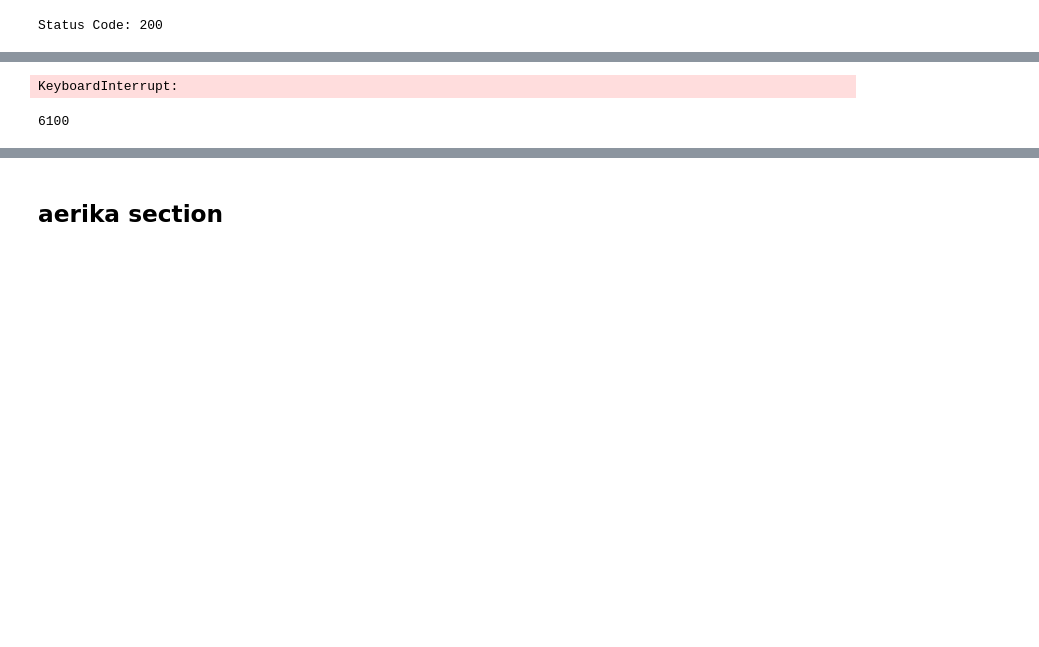
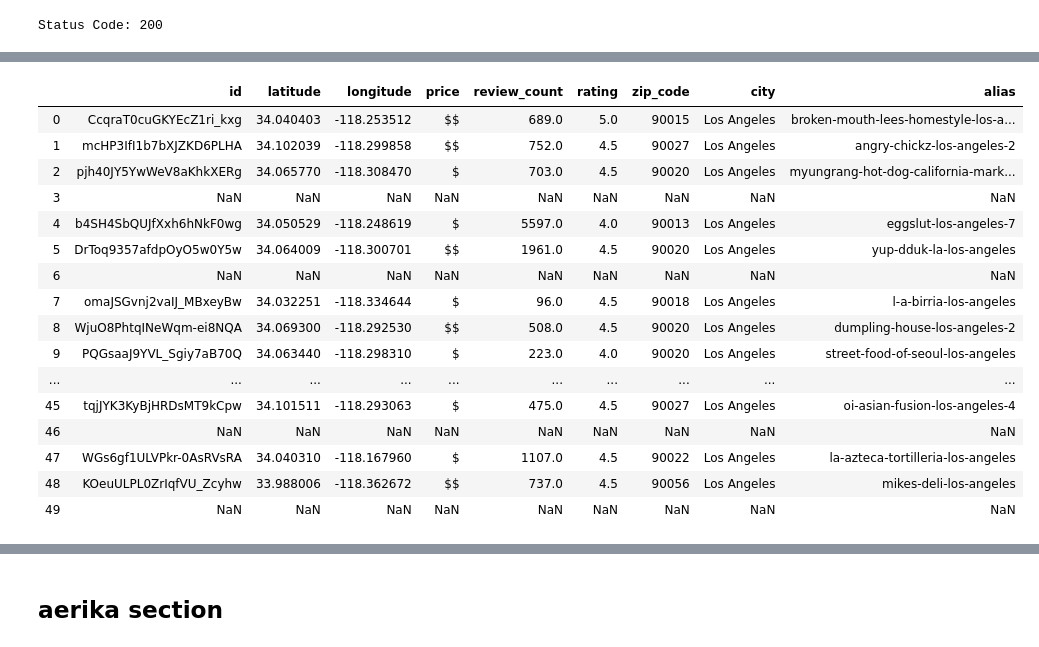
Before and after one commit to aejsong/Predicting-Neighborhood-Affluence-with-Yelp, a Jupyter notebook: Code/Yelp Webscraping-Copy1.ipynb, the cells around one changed output, grey strips where cells are left out. Drawn from its saved outputs; the diff is of its cells as text; code cells hidden in the pictures; blank space fills up the shorter version.

```diff
--- a/Code/Yelp Webscraping-Copy1.ipynb
+++ b/Code/Yelp Webscraping-Copy1.ipynb
@@ -37,8 +34,8 @@ params = {'term':'food', 'location': 'Los Angeles'}
+# %%
+params = {'term':'food', 'location': 'Los Angeles','limit': 50, 'offset'}
 # %%
 # ONLY RUN THIS CELL IF YOU WANT TO MAKE A REQUEST
 req = requests.get(url, params=params, headers=headers)
 print(f'Status Code: {req.status_code}')
 # %% [output]
 Status Code: 200
-# %%
-yelp = json.loads(req.text)
@@ -111,14 +151,23 @@ list
-# %%
-business_list = []
-while True:
-    business_list.extend(get_price(yelp))
-    time.sleep(1)
-# %% [output]
-KeyboardInterrupt:
-# %%
-len(business_list)
-# %% [output]
-6100
+# %%
+get_price(yelp)
+# %% [output]
+|  | id | latitude | longitude | price | review_count | rating | zip_code | city | alias |
+| 0 | CcqraT0cuGKYEcZ1ri_kxg | 34.040403 | -118.253512 | $$ | 689.0 | 5.0 | 90015 | Los Angeles | broken-mouth-lees-homestyle-los-a... |
+| 1 | mcHP3IfI1b7bXJZKD6PLHA | 34.102039 | -118.299858 | $$ | 752.0 | 4.5 | 90027 | Los Angeles | angry-chickz-los-angeles-2 |
+| 2 | pjh40JY5YwWeV8aKhkXERg | 34.065770 | -118.308470 | $ | 703.0 | 4.5 | 90020 | Los Angeles | myungrang-hot-dog-california-mark... |
+| 3 | NaN | NaN | NaN | NaN | NaN | NaN | NaN | NaN | NaN |
+| 4 | b4SH4SbQUJfXxh6hNkF0wg | 34.050529 | -118.248619 | $ | 5597.0 | 4.0 | 90013 | Los Angeles | eggslut-los-angeles-7 |
+| 5 | DrToq9357afdpOyO5w0Y5w | 34.064009 | -118.300701 | $$ | 1961.0 | 4.5 | 90020 | Los Angeles | yup-dduk-la-los-angeles |
+| 6 | NaN | NaN | NaN | NaN | NaN | NaN | NaN | NaN | NaN |
+| 7 | omaJSGvnj2vaIJ_MBxeyBw | 34.032251 | -118.334644 | $ | 96.0 | 4.5 | 90018 | Los Angeles | l-a-birria-los-angeles |
+| 8 | WjuO8PhtqINeWqm-ei8NQA | 34.069300 | -118.292530 | $$ | 508.0 | 4.5 | 90020 | Los Angeles | dumpling-house-los-angeles-2 |
+| 9 | PQGsaaJ9YVL_Sgiy7aB70Q | 34.063440 | -118.298310 | $ | 223.0 | 4.0 | 90020 | Los Angeles | street-food-of-seoul-los-angeles |
+| ... | ... | ... | ... | ... | ... | ... | ... | ... | ... |
+| 45 | tqjJYK3KyBjHRDsMT9kCpw | 34.101511 | -118.293063 | $ | 475.0 | 4.5 | 90027 | Los Angeles | oi-asian-fusion-los-angeles-4 |
+| 46 | NaN | NaN | NaN | NaN | NaN | NaN | NaN | NaN | NaN |
+| 47 | WGs6gf1ULVPkr-0AsRVsRA | 34.040310 | -118.167960 | $ | 1107.0 | 4.5 | 90022 | Los Angeles | la-azteca-tortilleria-los-angeles |
+| 48 | KOeuULPL0ZrIqfVU_Zcyhw | 33.988006 | -118.362672 | $$ | 737.0 | 4.5 | 90056 | Los Angeles | mikes-deli-los-angeles |
+| 49 | NaN | NaN | NaN | NaN | NaN | NaN | NaN | NaN | NaN |
 # %%
 df = pd.DataFrame(business_list)
 # %%
```
Also changed, not shown: parts of 6 cells of this notebook, 54 other files.
